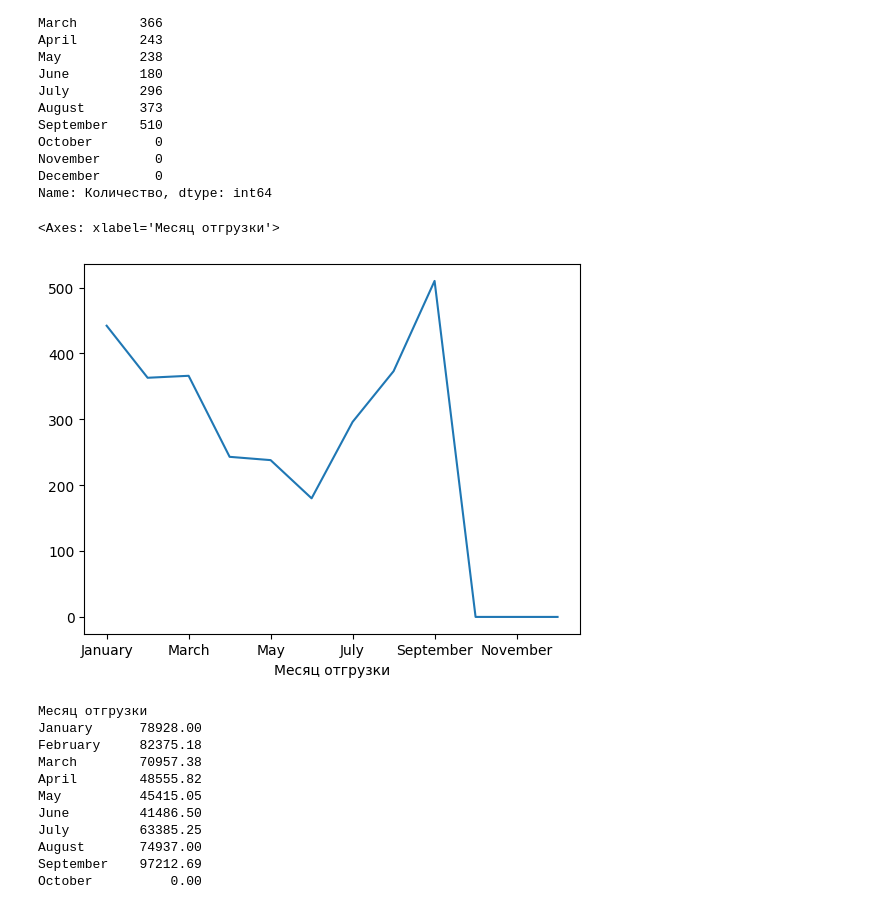
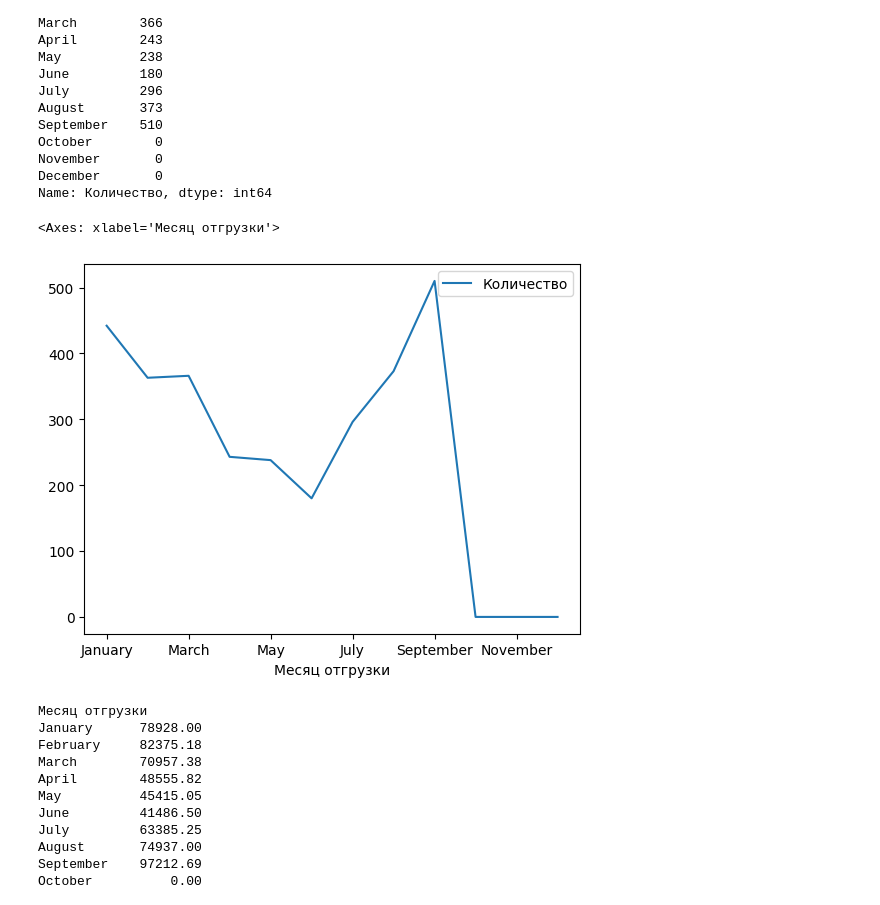
Before and after one commit to dim447/data_analyst, a Jupyter notebook: FitoFarm01_09.ipynb, the cells around one changed output. Saved outputs shown, nothing was run; the diff lists cells and outputs as text; code cells hidden in the pictures.

```diff
--- a/FitoFarm01_09.ipynb
+++ b/FitoFarm01_09.ipynb
@@ -106,6 +106,11 @@ Index(['Номер заказа', 'Номер отправления', 'Прин
 #        'Цена товара до скидок', 'Скидка %', 'Скидка руб', 'Акции',
 #        'Объемный вес товаров, кг','Способ доставки', 'Сегмент клиента', 'Юридическое лицо',
 #        'Способ оплаты', 'Штрихкод ювелирного изделия','Код валюты товара','Стоимость доставки'], axis=1)
+# df = df.drop(['Номер заказа', 'Номер отправления', 'Принят в обработку',
+#        'Дата доставки',
+#        'Код валюты отправления','OZON id', 'Артикул','Связанные отправления', 'Выкуп товара',
+#        'Объемный вес товаров, кг', 'Штрихкод ювелирного изделия','Код валюты товара','Стоимость доставки'], axis=1)
+df = df.drop(['Стоимость доставки'], axis=1)
 
 df.sample(5)
 # %% [output]
@@ -138,8 +143,8 @@ df.describe()
 # %%
 # Применим сортировку по месяцам, изначально сортировка была по алфавиту, что не очень удобно.
 df['Дата отгрузки'] = pd.to_datetime(df['Дата отгрузки'], format="%Y-%m-%dT%H:%M:%S")
-df['Месяц отгрузки'] = df['Месяц отгрузки'].fillna('September')
-# df.insert(1, 'Месяц отгрузки', df['Дата отгрузки'].dt.month_name())
+# df['Месяц отгрузки'] = df['Месяц отгрузки'].fillna('September')
+df.insert(1, 'Месяц отгрузки', df['Дата отгрузки'].dt.month_name())
 months = ['January', 'February', 'March', 'April', 'May', 'June', 'July', 'August', 'September', 'October', 'November', 'December']
 df['Месяц отгрузки'] = pd.Categorical(df['Месяц отгрузки'], categories=months, ordered=True)
 df.sample(5)
@@ -169,10 +177,10 @@ November       0
 December       0
 Name: Количество, dtype: int64
 # %%
-df.sort_values(by='Месяц отгрузки', ascending=True).groupby(['Месяц отгрузки'])['Количество'].count().plot()
+df.sort_values(by='Месяц отгрузки', ascending=True).groupby(['Месяц отгрузки'])['Количество'].count().plot(legend=True)
 # %% [output]
 <Axes: xlabel='Месяц отгрузки'>
-[figure, old version]
+[figure, new version]
 # %%
 # а также сумму, не всегда большее количество соответсвует большей сумме
 df.sort_values(by='Месяц отгрузки', ascending=True).groupby(['Месяц отгрузки'])['Итоговая стоимость товара'].sum()
```
Also changed, not shown: parts of 9 cells of this notebook.
